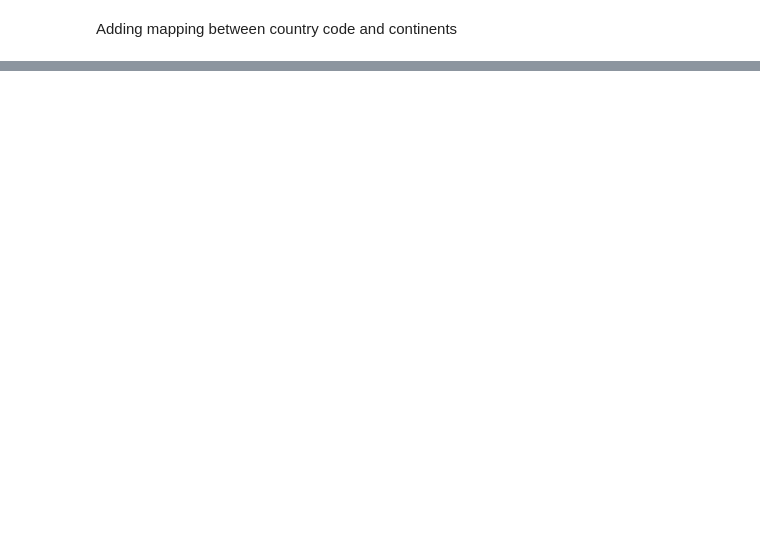
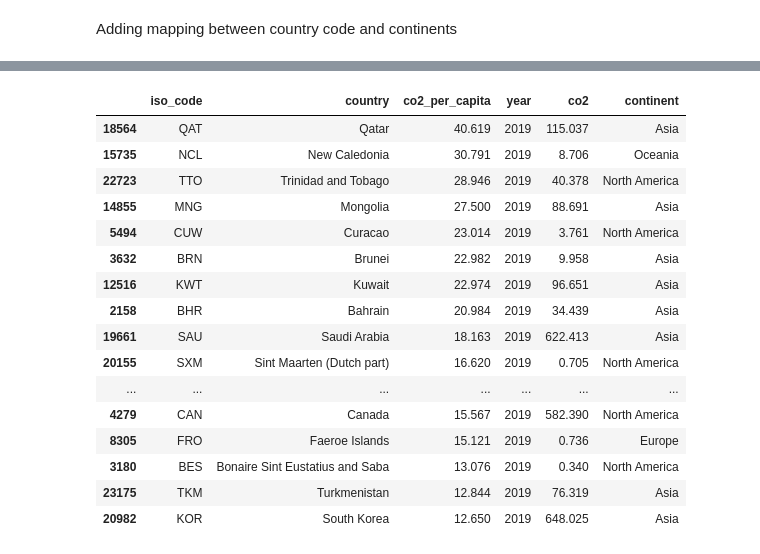
Before and after one commit to divyanshu0x16/co2-emission-analysis, a Jupyter notebook: _notebooks/index.ipynb, the cells around one changed output, grey strips where cells are left out. Saved outputs shown, nothing was run; the diff lists cells and outputs as text; code cells hidden in the pictures; blank space fills up the shorter version.

```diff
--- a/_notebooks/index.ipynb
+++ b/_notebooks/index.ipynb
@@ -78,0 +197,20 @@ fig.show()
+# %%
+globe_df_2019.sort_values("co2_per_capita", ascending=False).head(20)
+# %% [output]
+|  | iso_code | country | co2_per_capita | year | co2 | continent |
+| 18564 | QAT | Qatar | 40.619 | 2019 | 115.037 | Asia |
+| 15735 | NCL | New Caledonia | 30.791 | 2019 | 8.706 | Oceania |
+| 22723 | TTO | Trinidad and Tobago | 28.946 | 2019 | 40.378 | North America |
+| 14855 | MNG | Mongolia | 27.500 | 2019 | 88.691 | Asia |
+| 5494 | CUW | Curacao | 23.014 | 2019 | 3.761 | North America |
+| 3632 | BRN | Brunei | 22.982 | 2019 | 9.958 | Asia |
+| 12516 | KWT | Kuwait | 22.974 | 2019 | 96.651 | Asia |
+| 2158 | BHR | Bahrain | 20.984 | 2019 | 34.439 | Asia |
+| 19661 | SAU | Saudi Arabia | 18.163 | 2019 | 622.413 | Asia |
+| 20155 | SXM | Sint Maarten (Dutch part) | 16.620 | 2019 | 0.705 | North America |
+| ... | ... | ... | ... | ... | ... | ... |
+| 4279 | CAN | Canada | 15.567 | 2019 | 582.390 | North America |
+| 8305 | FRO | Faeroe Islands | 15.121 | 2019 | 0.736 | Europe |
+| 3180 | BES | Bonaire Sint Eustatius and Saba | 13.076 | 2019 | 0.340 | North America |
+| 23175 | TKM | Turkmenistan | 12.844 | 2019 | 76.319 | Asia |
+| 20982 | KOR | South Korea | 12.650 | 2019 | 648.025 | Asia |
```
Also changed, not shown: parts of 30 cells of this notebook.
